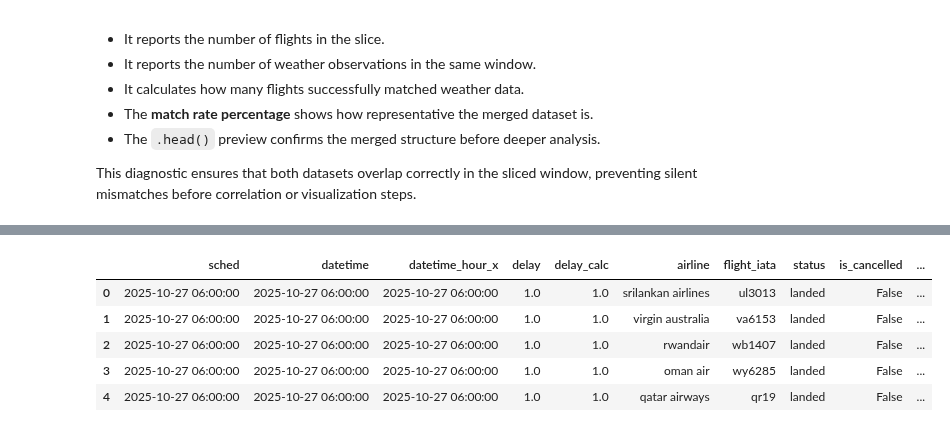
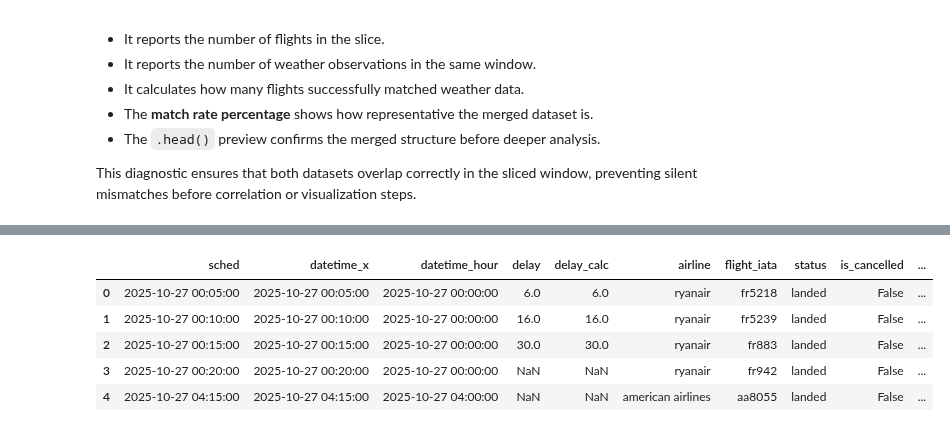
Before and after one commit to ECronin1973/programming-for-data-analytics, a Jupyter notebook: project/flight_reroute_dub.ipynb, the cells around one changed output, grey strips where cells are left out. Drawn from its saved outputs; the diff is of its cells as text; code cells hidden in the pictures.

```diff
--- a/project/flight_reroute_dub.ipynb
+++ b/project/flight_reroute_dub.ipynb
@@ -2259,26 +2259,75 @@ This step merges the **flight slice** and the **weather slice** on the `datetime
 
 This diagnostic ensures that both datasets overlap correctly in the sliced window, preventing silent mismatches before correlation or visualization steps.
 # %%
-# 📊 Step 23a – Match Rate Between Flights and Weather (Sliced Date Range)
+# 📊 Step 23a – Merge Flights with Weather (Unified Schema, 5-Day Slice)
 
-# --- Merge flights and weather on datetime within the sliced window ---
-merged_range = pd.merge(
-    df_flights,
+# --- Enforce 5-day slice boundaries (from Step 22) ---
+custom_start = pd.Timestamp("2025-10-27 00:00")
+custom_end   = pd.Timestamp("2025-10-31 23:59")
+
+flights_range = df_flights[(df_flights['datetime'] >= custom_start) & (df_flights['datetime'] <= custom_end)].copy()
+range_df      = range_df[(range_df['datetime'] >= custom_start) & (range_df['datetime'] <= custom_end)].copy()
+
+# --- Floor both datasets to nearest hour ---
+flights_range['datetime_hour'] = flights_range['datetime'].dt.floor('h')
+range_df['datetime_hour']      = range_df['datetime'].dt.floor('h')
+
+# --- Ensure seasons are assigned before merging ---
+range_df = assign_season_vectorized(range_df, datetime_col="datetime")
+
+# --- Restrict flight slice to essential schema ---
+available_flight_cols = [c for c in essential_flight_cols if c in flights_range.columns]
+missing_flight_cols   = [c for c in essential_flight_cols if c not in flights_range.columns]
+flights_range = flights_range[available_flight_cols]
+
+print("✅ Flight slice reduced to essential schema")
+print(f"Included columns: {available_flight_cols}")
+if missing_flight_cols:
+    print(f"⚠️ Missing columns (not found in slice): {missing_flight_cols}")
+
+# --- Restrict weather slice to relevant schema ---
+available_weather_cols = [c for c in delay_relevant_weather_cols if c in range_df.columns]
+missing_weather_cols   = [c for c in delay_relevant_weather_cols if c not in range_df.columns]
+range_df = range_df[available_weather_cols]
+
+print("✅ Weather slice reduced to relevant schema")
+print(f"Included columns: {available_weather_cols}")
+if missing_weather_cols:
+    print(f"⚠️ Missing columns (not found in slice): {missing_weather_cols}")
+
+# --- Merge flights with weather schema ---
+merged_df = pd.merge(
+    flights_range,
     range_df,
-    how="inner",
-    on="datetime"
+    on="datetime_hour",
+    how="left",
+    validate="m:1"
 )
 
-# --- Report match statistics ---
-total_flights = len(df_flights)
-matched_flights = len(merged_range)
-match_rate = (matched_flights / total_flights * 100) if total_flights > 0 else 0
+# --- Summary diagnostics ---
+total_flights   = len(flights_range)
+total_weather   = len(range_df)
+matched_flights = len(merged_df)
+match_rate      = (matched_flights / total_flights * 100) if total_flights > 0 else 0
 
+flight_min = merged_df['datetime_hour'].min().date()
+flight_max = merged_df['datetime_hour'].max().date()
+weather_min = range_df['datetime'].min().date()
+weather_max = range_df['datetime'].max().date()
+
+weather_match_rate = merged_df['datetime_hour'].notna().mean()
+season_match_rate  = merged_df['season'].notna().mean()
+
+print("\n✅ Step 23a Summary (5-Day Slice)")
+print(f"📆 Flight range:  {flight_min} → {flight_max}")
+print(f"📆 Weather range: {weather_min} → {weather_max}")
 print(f"✈️ Flights in sliced range: {total_flights}")
-print(f"🌦️ Weather observations in sliced range: {len(range_df)}")
+print(f"🌦️ Weather observations in sliced range: {total_weather}")
 print(f"🔗 Matched flights with weather: {matched_flights}")
 print(f"📈 Match rate: {match_rate:.2f}%")
+print(f"🔎 Weather datetime match rate: {weather_match_rate:.1%}")
+print(f"🔎 Season assignment rate:     {season_match_rate:.1%}")
 
-# ✅ Inspect merged preview
-display(merged_range.head())
+# --- Preview merged dataset ---
+display(merged_df.head())
 # %% [output]
@@ -2289,6 +2348,6 @@ display(merged_range.head())
-|  | sched | datetime | datetime_hour_x | delay | delay_calc | airline | flight_iata | status | is_cancelled | ... |
-| 0 | 2025-10-27 06:00:00 | 2025-10-27 06:00:00 | 2025-10-27 06:00:00 | 1.0 | 1.0 | srilankan airlines | ul3013 | landed | False | ... |
-| 1 | 2025-10-27 06:00:00 | 2025-10-27 06:00:00 | 2025-10-27 06:00:00 | 1.0 | 1.0 | virgin australia | va6153 | landed | False | ... |
-| 2 | 2025-10-27 06:00:00 | 2025-10-27 06:00:00 | 2025-10-27 06:00:00 | 1.0 | 1.0 | rwandair | wb1407 | landed | False | ... |
-| 3 | 2025-10-27 06:00:00 | 2025-10-27 06:00:00 | 2025-10-27 06:00:00 | 1.0 | 1.0 | oman air | wy6285 | landed | False | ... |
-| 4 | 2025-10-27 06:00:00 | 2025-10-27 06:00:00 | 2025-10-27 06:00:00 | 1.0 | 1.0 | qatar airways | qr19 | landed | False | ... |
+|  | sched | datetime_x | datetime_hour | delay | delay_calc | airline | flight_iata | status | is_cancelled | ... |
+| 0 | 2025-10-27 00:05:00 | 2025-10-27 00:05:00 | 2025-10-27 00:00:00 | 6.0 | 6.0 | ryanair | fr5218 | landed | False | ... |
+| 1 | 2025-10-27 00:10:00 | 2025-10-27 00:10:00 | 2025-10-27 00:00:00 | 16.0 | 16.0 | ryanair | fr5239 | landed | False | ... |
+| 2 | 2025-10-27 00:15:00 | 2025-10-27 00:15:00 | 2025-10-27 00:00:00 | 30.0 | 30.0 | ryanair | fr883 | landed | False | ... |
+| 3 | 2025-10-27 00:20:00 | 2025-10-27 00:20:00 | 2025-10-27 00:00:00 | NaN | NaN | ryanair | fr942 | landed | False | ... |
+| 4 | 2025-10-27 04:15:00 | 2025-10-27 04:15:00 | 2025-10-27 04:00:00 | NaN | NaN | american airlines | aa8055 | landed | False | ... |
```
Also changed, not shown: parts of 14 cells of this notebook, 6 other files.
